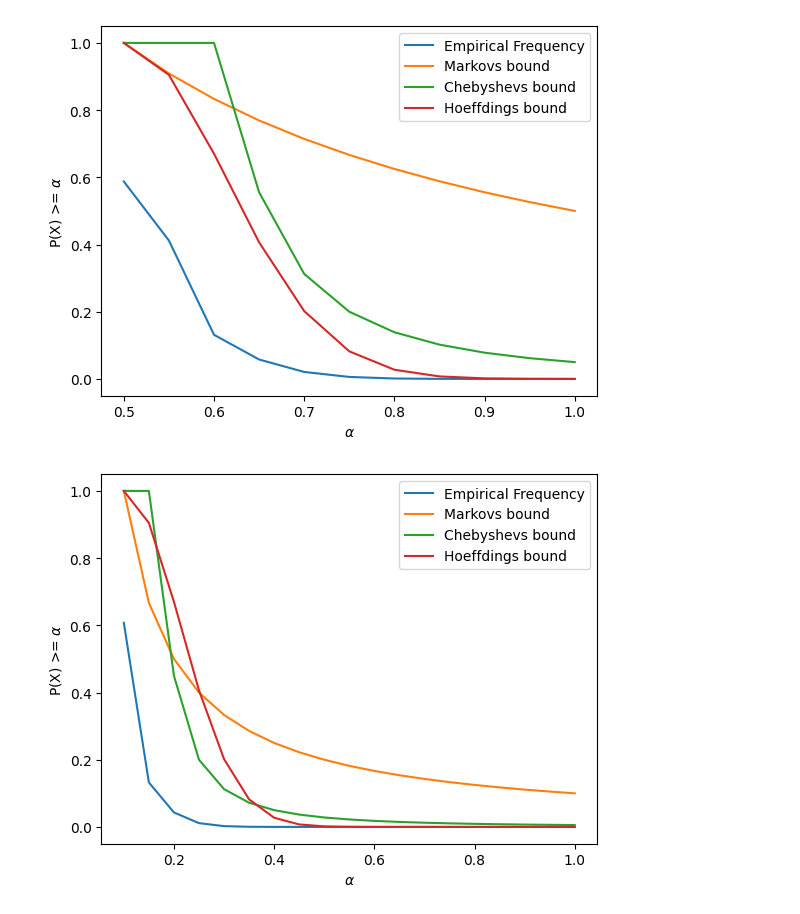
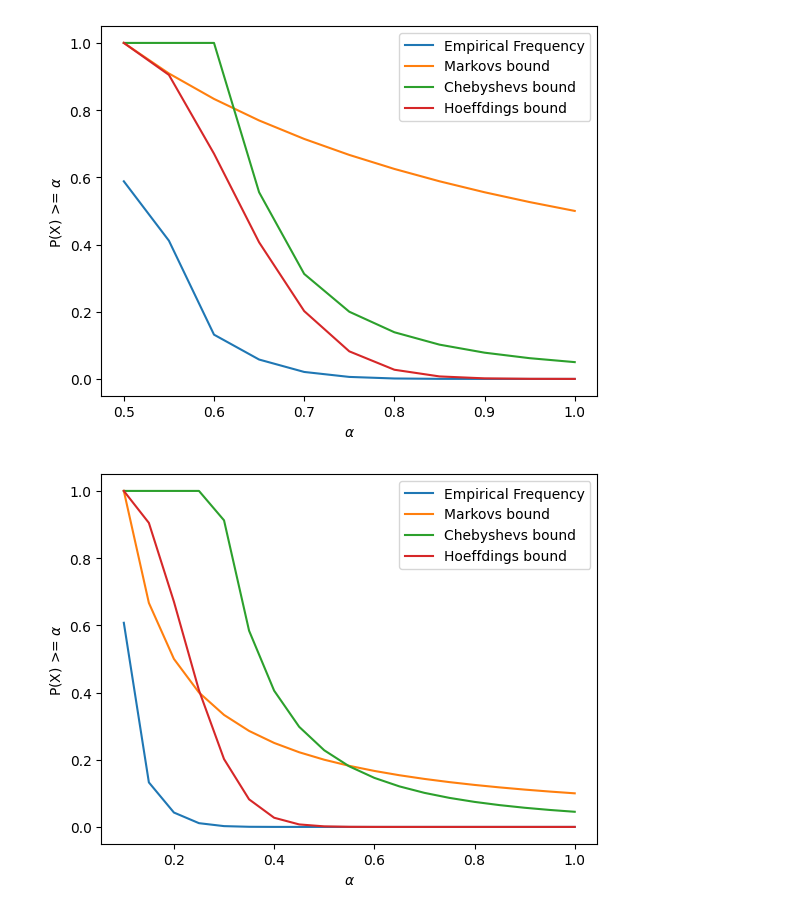
Before and after one commit to TokeReines/05_MLBA, a Jupyter notebook: week2/inequalities.ipynb, the cells around one changed output. Cells and saved outputs as stored; diff of their text form; code cells hidden in the pictures.

```diff
--- a/week2/inequalities.ipynb
+++ b/week2/inequalities.ipynb
@@ -17,9 +17,9 @@ def markovs_inequality(E, a):
     return E/a
 
 #return  1/20 * (0 - 0.5)**2 / (a**2)
-def chebyshevs_inequality(E, a, n):
-    #chebyshevsBound = (0.5*(0 - 0.1)**2 + 0.9*(1 - 0.1)**2) / (n * a**2)
-    #return chebyshevsBound
+def chebyshevs_inequality(E, a, n, bias):
+    chebyshevsBound = (bias*(-bias)**2 + (1-bias)*(1 - bias)**2) / (n *a**2)
+    return chebyshevsBound
     variance = (E - E**2)
     return variance / (n * a**2)
 
@@ -56,18 +56,18 @@ plot(emp_frequencies, markovs_inequalities, chebyshevs_inequalities, hoeffdings_
 # %%
 # Granularity in number of a's must be equal to number of coin tosses. The mean can assume len(ass) number of values. For 1 coin, it can be 0 or 1, for 2 coins it can be 0, 0.5 or 1, etc.
 epsilons = np.arange(0.1, 1.05, 0.05)
 coins = 20
 repetitions = 10**6
 bias = 0.1
 E = bias
 mu = bias
 
 emp_frequencies = trials(epsilons, coins, repetitions, bias)
 
 markovs_inequalities = [min(markovs_inequality(E, a), 1.0) for a in epsilons]
-chebyshevs_inequalities = [min(chebyshevs_inequality(E, a - mu, coins) if a - mu > 0 else 1, 1.0) for a in epsilons]
+chebyshevs_inequalities = [min(chebyshevs_inequality(E, a - mu, coins, bias) if a - mu > 0 else 1, 1.0) for a in epsilons]
 hoeffdings_inequalities = [min(hoeffdings_inequality(a - mu, coins), 1.0) for a in epsilons]
 plot(emp_frequencies, markovs_inequalities, chebyshevs_inequalities, hoeffdings_inequalities, epsilons)
 # %% [output]
-[figure, old version]
+[figure, new version]
 # %%
```
Also changed, not shown: parts of 2 cells of this notebook.
